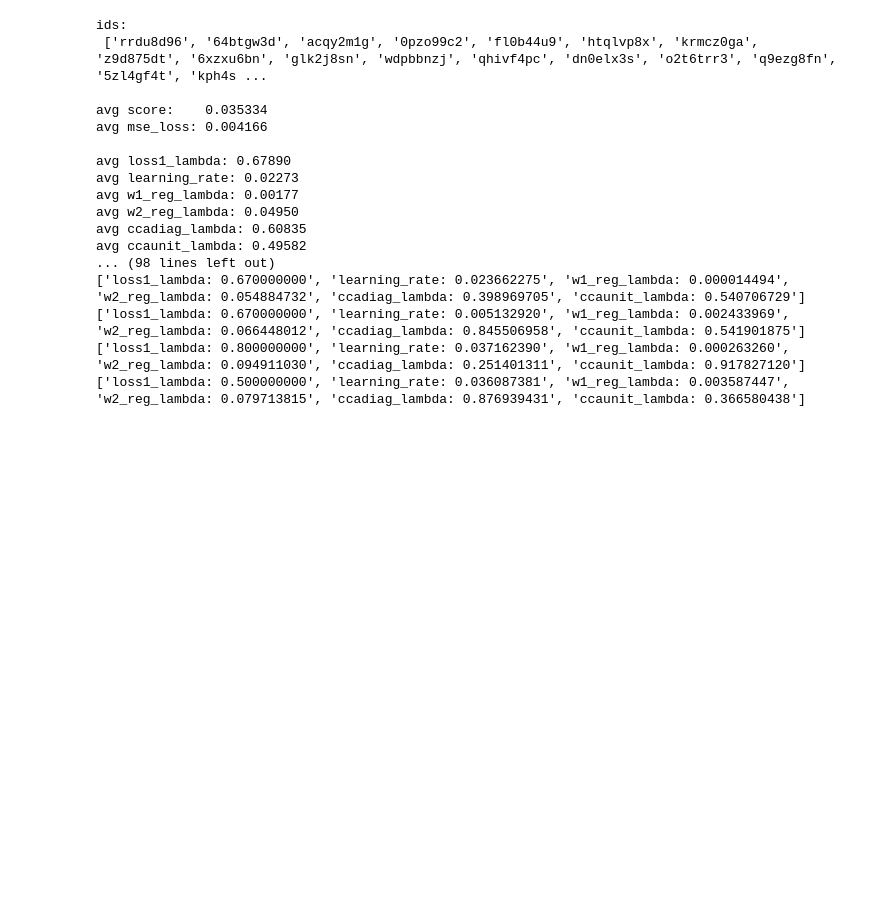
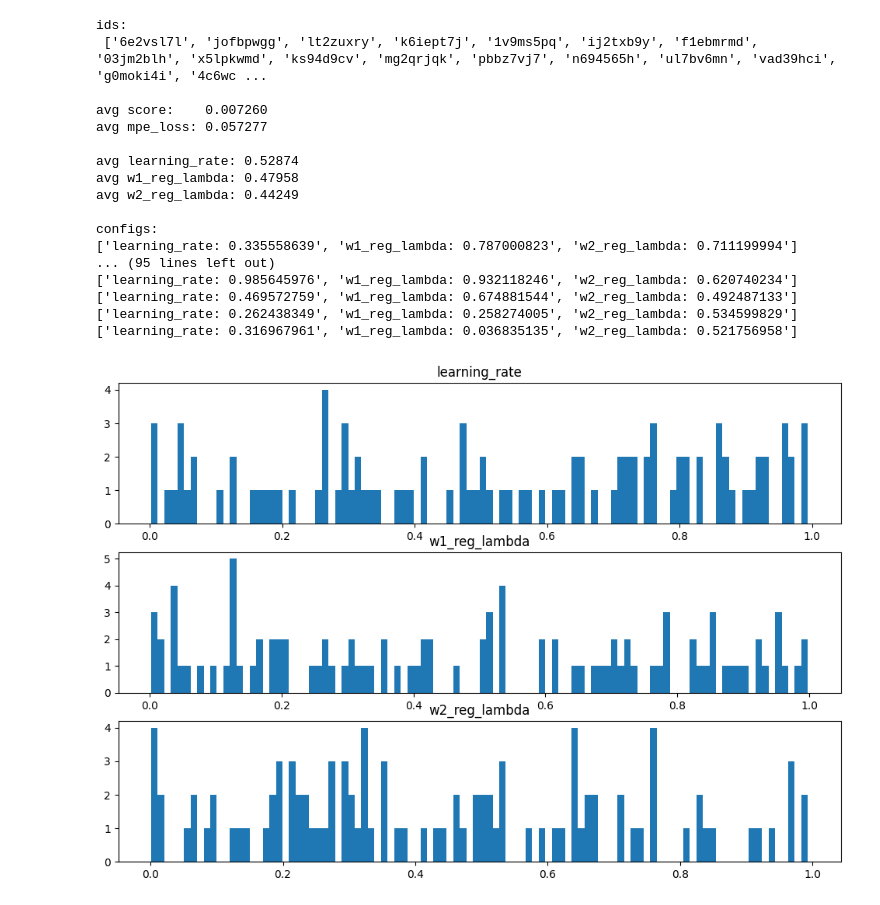
Before and after one commit to julian-zim/higama, a Jupyter notebook: worm-2025-fieseler/query-hyp.ipynb, the cells around one changed output. Cells and saved outputs as stored; diff of their text form; code cells hidden in the pictures; blank space fills up the shorter version.

```diff
--- a/worm-2025-fieseler/query-hyp.ipynb
+++ b/worm-2025-fieseler/query-hyp.ipynb
@@ -3,7 +4,7 @@ import numpy as np
 import wandb
 # %%
 api = wandb.Api()
-runs = api.runs('julian-zim-uni-vie/hgm 2025-08-27 08h15 DATASET 0-2022-11-23_worm10_no_image_data')
+runs = api.runs('julian-zim-uni-vie/hgm sep 2025-09-03 18h46 DATASET 0-2023-11-30_13-58_wt_worm3_FM-2023-11-30_no_image_data')
 # %%
 sorted_runs = sorted(runs, key=lambda run: run.summary.get('mse_loss', float('inf')))
 best_runs = sorted_runs[:100]
@@ -11,7 +12,7 @@ best_runs = sorted_runs[:100]
 print('ids:\n', [run.id for run in best_runs], '\n')
 
 print(f'avg score:    {np.mean(np.array([run.summary['score'] for run in best_runs])):.6f}')
-print(f'avg mse_loss: {np.mean(np.array([run.summary['mse_loss'] for run in best_runs])):.6f}\n')
+print(f'avg mpe_loss: {np.mean(np.array([run.summary['mpe_loss'] for run in best_runs])):.6f}\n')
 
 for key in best_runs[0].config.keys():
 	print(f'avg {key}: {np.mean(np.array([run.config[key] for run in best_runs])):.5f}')
@@ -21,19 +22,36 @@ for run in best_runs:
 	print([f'{key}: {run.config[key]:.9f}' for key in run.config.keys()])
 # %% [output]
 ids:
- ['rrdu8d96', '64btgw3d', 'acqy2m1g', '0pzo99c2', 'fl0b44u9', 'htqlvp8x', 'krmcz0ga', 'z9d875dt', '6xzxu6bn', 'glk2j8sn', 'wdpbbnzj', 'qhivf4pc', 'dn0elx3s', 'o2t6trr3', 'q9ezg8fn', '5zl4gf4t', 'kph4s ...
+ ['6e2vsl7l', 'jofbpwgg', 'lt2zuxry', 'k6iept7j', '1v9ms5pq', 'ij2txb9y', 'f1ebmrmd', '03jm2blh', 'x5lpkwmd', 'ks94d9cv', 'mg2qrjqk', 'pbbz7vj7', 'n694565h', 'ul7bv6mn', 'vad39hci', 'g0moki4i', '4c6wc ...
 
-avg score:    0.035334
-avg mse_loss: 0.004166
+avg score:    0.007260
+avg mpe_loss: 0.057277
 
-avg loss1_lambda: 0.67890
-avg learning_rate: 0.02273
-avg w1_reg_lambda: 0.00177
-avg w2_reg_lambda: 0.04950
-avg ccadiag_lambda: 0.60835
-avg ccaunit_lambda: 0.49582
-... (98 lines left out)
-['loss1_lambda: 0.670000000', 'learning_rate: 0.023662275', 'w1_reg_lambda: 0.000014494', 'w2_reg_lambda: 0.054884732', 'ccadiag_lambda: 0.398969705', 'ccaunit_lambda: 0.540706729']
-['loss1_lambda: 0.670000000', 'learning_rate: 0.005132920', 'w1_reg_lambda: 0.002433969', 'w2_reg_lambda: 0.066448012', 'ccadiag_lambda: 0.845506958', 'ccaunit_lambda: 0.541901875']
-['loss1_lambda: 0.800000000', 'learning_rate: 0.037162390', 'w1_reg_lambda: 0.000263260', 'w2_reg_lambda: 0.094911030', 'ccadiag_lambda: 0.251401311', 'ccaunit_lambda: 0.917827120']
-['loss1_lambda: 0.500000000', 'learning_rate: 0.036087381', 'w1_reg_lambda: 0.003587447', 'w2_reg_lambda: 0.079713815', 'ccadiag_lambda: 0.876939431', 'ccaunit_lambda: 0.366580438']
+avg learning_rate: 0.52874
+avg w1_reg_lambda: 0.47958
+avg w2_reg_lambda: 0.44249
+
+configs:
+['learning_rate: 0.335558639', 'w1_reg_lambda: 0.787000823', 'w2_reg_lambda: 0.711199994']
+... (95 lines left out)
+['learning_rate: 0.985645976', 'w1_reg_lambda: 0.932118246', 'w2_reg_lambda: 0.620740234']
+['learning_rate: 0.469572759', 'w1_reg_lambda: 0.674881544', 'w2_reg_lambda: 0.492487133']
+['learning_rate: 0.262438349', 'w1_reg_lambda: 0.258274005', 'w2_reg_lambda: 0.534599829']
+['learning_rate: 0.316967961', 'w1_reg_lambda: 0.036835135', 'w2_reg_lambda: 0.521756958']
+# %%
+best_configs = [list(), list(), list()]
+for run in best_runs:
+	best_configs[0].append(run.config['learning_rate'])
+	best_configs[1].append(run.config['w1_reg_lambda'])
+	best_configs[2].append(run.config['w2_reg_lambda'])
+# %%
+fig, axes = plt.subplots(3, 1, figsize=(12, 8))
+
+titles = ['learning_rate', 'w1_reg_lambda', 'w2_reg_lambda']
+for i in range(3):
+	axes[i].hist(best_configs[i], bins=100)
+	axes[i].set_title(titles[i])
+
+pass
+# %% [output]
+[figure, added]
```
Also changed, not shown: parts of 1 cell of this notebook, 12 other files.
